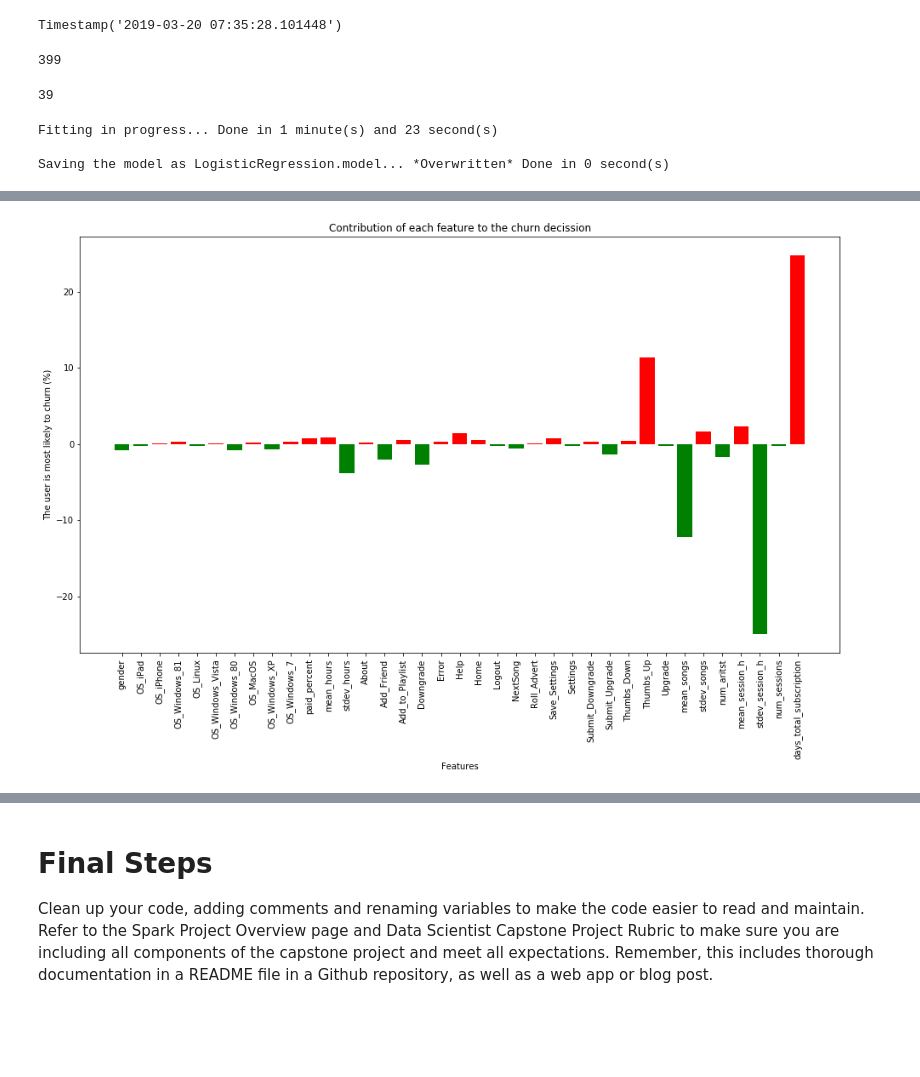
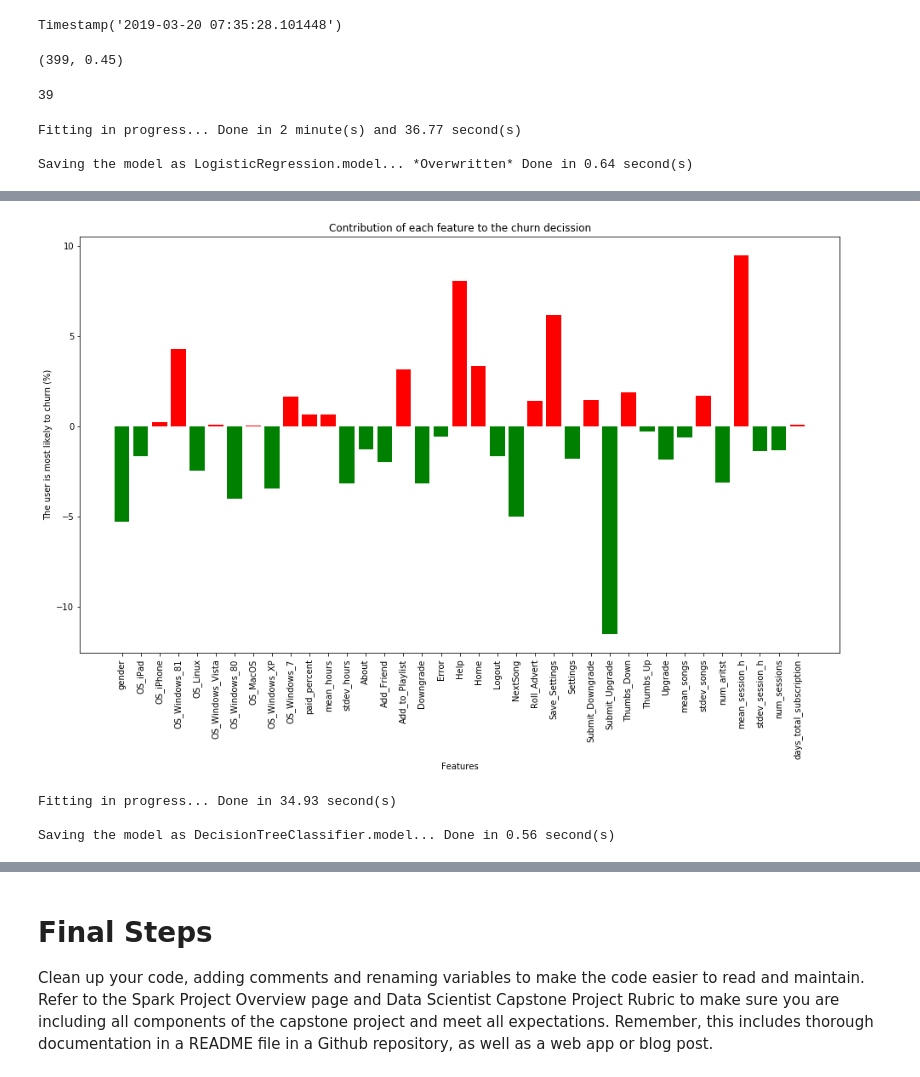
Before and after one commit to drnesr/Sparkify, a Jupyter notebook: Sparkify.ipynb, the cells around one changed output, grey strips where cells are left out. Cells and saved outputs as stored; diff of their text form; code cells hidden in the pictures; blank space fills up the shorter version.

Commit message:
Start with DecisionTreeClassifier metrics

```diff
--- a/Sparkify.ipynb
+++ b/Sparkify.ipynb
@@ -1277,31 +1278,40 @@ t_s = t_dif.seconds
 # %%
 t_dif = t2-t
 t_s = t_dif.seconds
-t_s
+t_s, int(t_dif.microseconds/10000)/100
 # %% [output]
-399
+(399, 0.45)
-# %%
-duration['s']
-# %% [output]
-39
+# %%
+duration = {}
+duration['h'], rem = divmod(t_s, 3600)
+duration['m'], duration['s'] = divmod(rem, 60)
+stamp = ''
+if duration['h']>0:
+    stamp += f"{duration['h']} hour(s), "
+if duration['m']>0:
+    stamp += f"{duration['m']} minute(s) and "
+
+stamp += f"{duration['s']} second(s)"
+# %% [output]
+39
 # %%
 # The Logistic Regression model
 
 model = LogisticRegression()
+param_grid = ParamGridBuilder() \
+    .addGrid(model.regParam,[0.01, 0.1]) \
+    .addGrid(model.elasticNetParam,[0.0, 0.5]) \
+    .addGrid(model.aggregationDepth,[2, 5]) \
+    .build()
 # param_grid = ParamGridBuilder() \
-#     .addGrid(model.regParam,[0.01, 0.1]) \
-#     .addGrid(model.elasticNetParam,[0.0, 0.5]) \
 #     .addGrid(model.aggregationDepth,[2, 5]) \
 #     .build()
-param_grid = ParamGridBuilder() \
-    .addGrid(model.aggregationDepth,[2, 5]) \
-    .build()
 m = model_fitting(train, model, param_grid, 'LogisticRegression.model')
 # Model metrics
 display(get_formated_metrics(m, test))
 # Features effect
 draw_features_contribution(m)
 # %% [output]
-Fitting in progress... Done in 1 minute(s) and 23 second(s)
+Fitting in progress... Done in 2 minute(s) and 36.77 second(s)
 
-Saving the model as LogisticRegression.model... *Overwritten* Done in 0 second(s)
+Saving the model as LogisticRegression.model... *Overwritten* Done in 0.64 second(s)
@@ -1315 +1325,15 @@ Saving the model as LogisticRegression.model... *Overwritten* Done in 0 second(s
-[figure, old version]
+[figure, new version]
+# %%
+# The Decision Tree Classifier model
+
+model = DecisionTreeClassifier()
+param_grid = ParamGridBuilder() \
+    .addGrid(model.maxDepth,[3, 5, 10]) \
+    .addGrid(model.impurity,['entropy', 'gini']) \
+    .build()
+
+m = model_fitting(train, model, param_grid, 'DecisionTreeClassifier.model')
+# %% [output]
+Fitting in progress... Done in 34.93 second(s)
+
+Saving the model as DecisionTreeClassifier.model... Done in 0.56 second(s)
```
Also changed, not shown: parts of 12 cells of this notebook.
